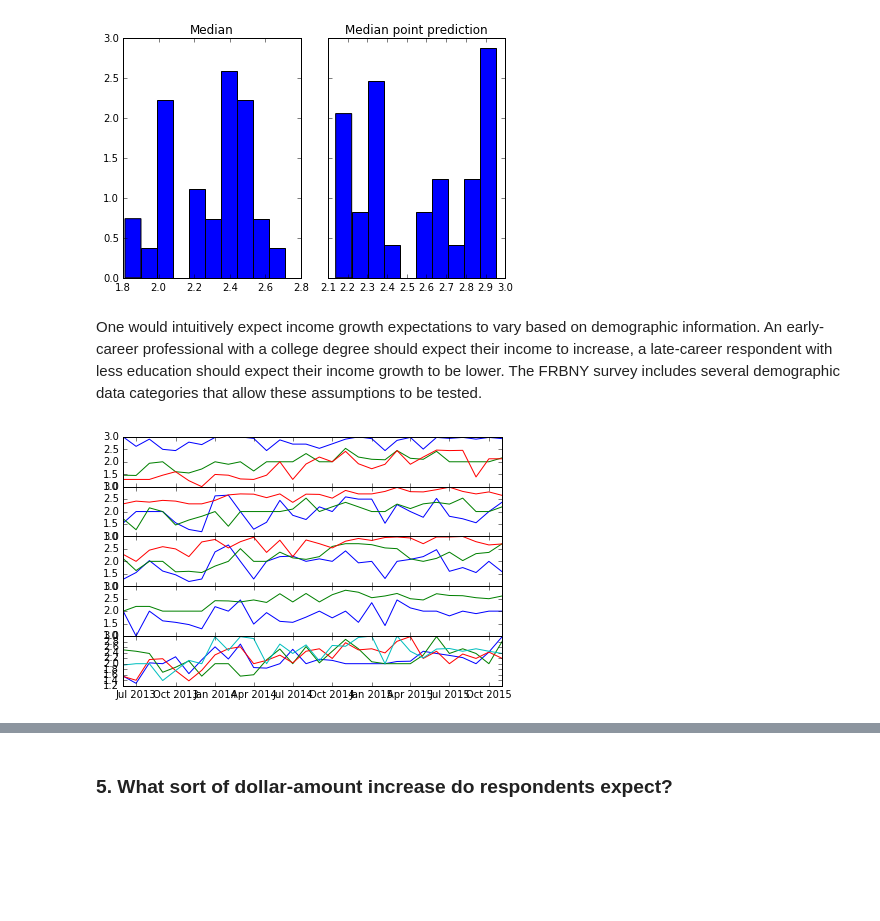
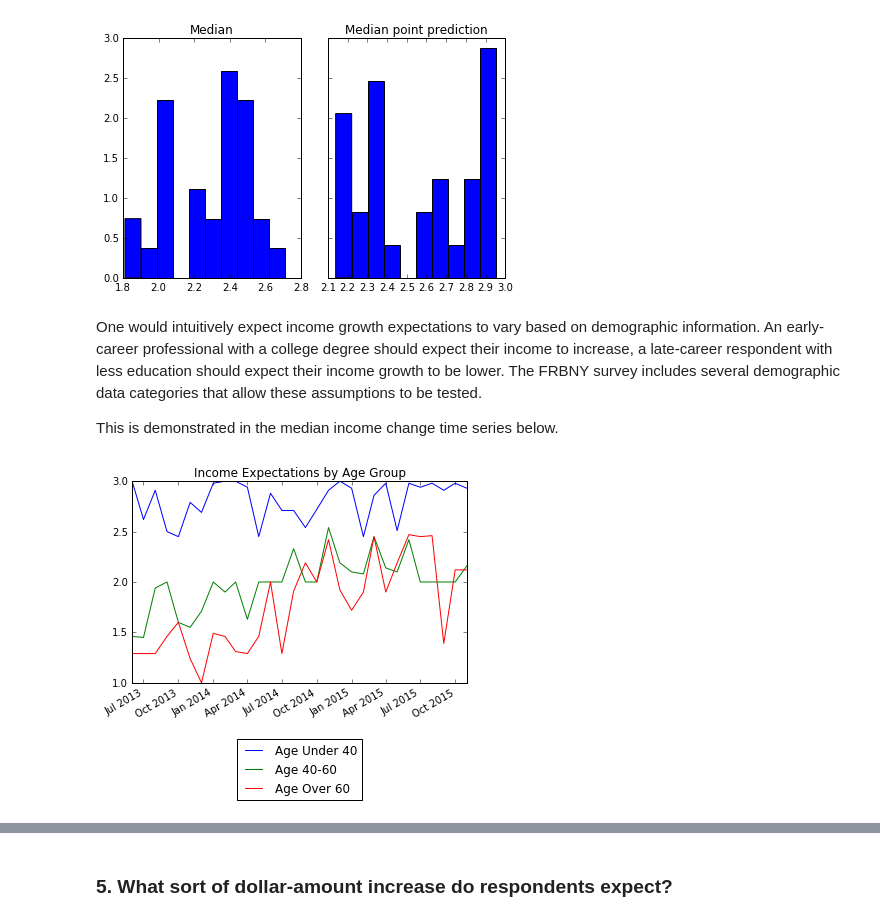
Before and after one commit to jhamski/IS602_Project, a Jupyter notebook: IS602_FinalProject_JHamski.ipynb, the cells around one changed output, grey strips where cells are left out. Drawn from its saved outputs; the diff is of its cells as text; code cells hidden in the pictures; blank space fills up the shorter version.

```diff
--- a/IS602_FinalProject_JHamski.ipynb
+++ b/IS602_FinalProject_JHamski.ipynb
@@ -162,26 +173,18 @@ plt.show()
 [figure]
 # %% [markdown]
 One would intuitively expect income growth expectations to vary based on demographic information. An early-career professional with a college degree should expect their income to increase, a late-career respondent with less education should expect their income growth to be lower. The FRBNY survey includes several demographic data categories that allow these assumptions to be tested.
+
+This is demonstrated in the median income change time series below.
-# %%
-results_demo = data_results_demo.set_index(keys='Month', drop=True)
-
-fig, axes = plt.subplots(nrows=5, ncols=1, sharex=True)
-ax0, ax1, ax2, ax3, ax4 = axes.flat
-
-ax0.plot(results_demo.ix[:,0:3])
-
-ax1.plot(results_demo.ix[:,3:6])
-
-ax2.plot(results_demo.ix[:,6:9])
-
-ax3.plot(results_demo.ix[:,9:11])
-
-ax4.plot(results_demo.ix[:,11:15])
-
-plt.tight_layout()
-
-plt.subplots_adjust(hspace = 0.001)
-
-plt.show()
-# %% [output]
-[figure, removed]
+# %%
+data_results_demo2 = data_results_demo.set_index(keys='Month', drop=True)
+# %%
+fig, ax = plt.subplots(1)
+
+ax.plot(data_results_demo2[['Age Under 40', 'Age 40-60', 'Age Over 60']])
+ax.set_title('Income Expectations by Age Group')
+ax.legend(data_results_demo2[['Age Under 40', 'Age 40-60', 'Age Over 60']], loc='upper center', bbox_to_anchor=(0.5, -0.25))
+fig.autofmt_xdate()
+
+plt.show()
+# %% [output]
+[figure, added]
```
Also changed, not shown: parts of 33 cells of this notebook.
